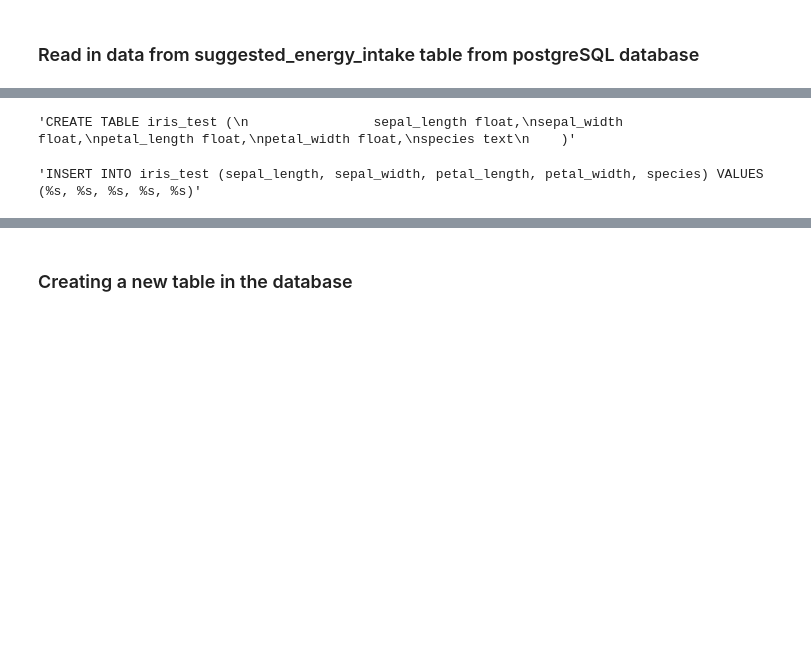
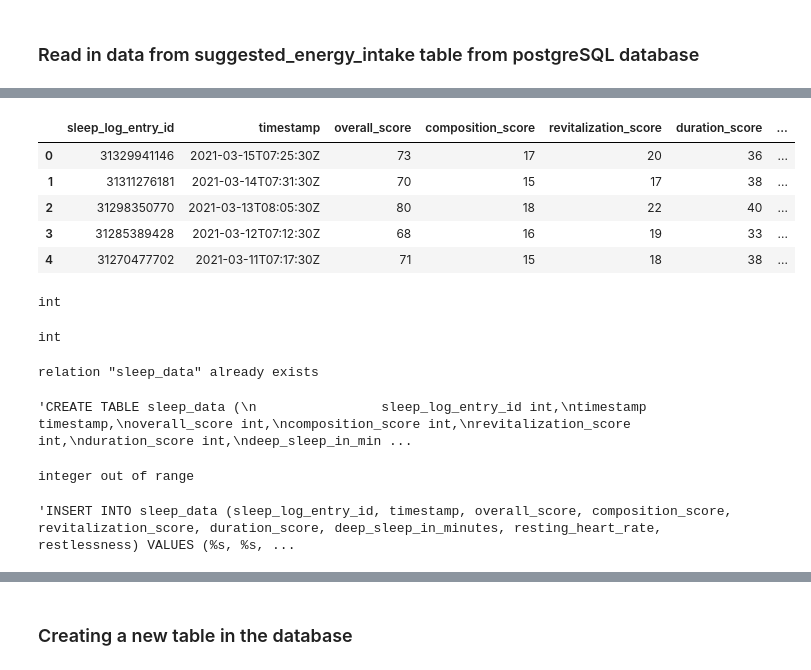
Before and after one commit to jameshtwose/jms_tracker, a Jupyter notebook: DS_stuff/postgresql_connect.ipynb, the cells around one changed output, grey strips where cells are left out. Cells and saved outputs as stored; diff of their text form; code cells hidden in the pictures; blank space fills up the shorter version.

```diff
--- a/DS_stuff/postgresql_connect.ipynb
+++ b/DS_stuff/postgresql_connect.ipynb
@@ -201,0 +247,2 @@ df = sns.load_dataset("iris")
+# %%
+df = pd.read_csv("../jms_tracker/DS_stuff/MyFitbitData/JamesTwose/Sleep/sleep_score.csv")
@@ -201,0 +268,9 @@ df = sns.load_dataset("iris")
+# %%
+df.head()
+# %% [output]
+|  | sleep_log_entry_id | timestamp | overall_score | composition_score | revitalization_score | duration_score | ... |
+| 0 | 31329941146 | 2021-03-15T07:25:30Z | 73 | 17 | 20 | 36 | ... |
+| 1 | 31311276181 | 2021-03-14T07:31:30Z | 70 | 15 | 17 | 38 | ... |
+| 2 | 31298350770 | 2021-03-13T08:05:30Z | 80 | 18 | 22 | 40 | ... |
+| 3 | 31285389428 | 2021-03-12T07:12:30Z | 68 | 16 | 19 | 33 | ... |
+| 4 | 31270477702 | 2021-03-11T07:17:30Z | 71 | 15 | 18 | 38 | ... |
@@ -202,18 +279,28 @@ df = sns.load_dataset("iris")
+# %%
+type(int(df.loc[0, "overall_score"]))
+# %% [output]
+int
+# %%
+type(int(value_tuple[0]))
+# %% [output]
+int
 # %%
 create_table_based_on_df(df=df,
                          database_name="tracker",
                              user="tracker",
-                            table_name="iris_test",
+                            table_name="sleep_data",
                             )
 # %% [output]
-'CREATE TABLE iris_test (\n                sepal_length float,\nsepal_width float,\npetal_length float,\npetal_width float,\nspecies text\n    )'
+relation "sleep_data" already exists
+'CREATE TABLE sleep_data (\n                sleep_log_entry_id int,\ntimestamp timestamp,\noverall_score int,\ncomposition_score int,\nrevitalization_score int,\nduration_score int,\ndeep_sleep_in_min ...
 # %%
 add_data_to_sql_table(df=df,
                          database_name="tracker",
                              user="tracker",
-                            table_name="iris_test",
+                            table_name="sleep_data",
                             )
 # %% [output]
-'INSERT INTO iris_test (sepal_length, sepal_width, petal_length, petal_width, species) VALUES (%s, %s, %s, %s, %s)'
+integer out of range
+'INSERT INTO sleep_data (sleep_log_entry_id, timestamp, overall_score, composition_score, revitalization_score, duration_score, deep_sleep_in_minutes, resting_heart_rate, restlessness) VALUES (%s, %s, ...
 # %%
 df.head(1)
```
Also changed, not shown: parts of 31 cells of this notebook, 16 other files.
